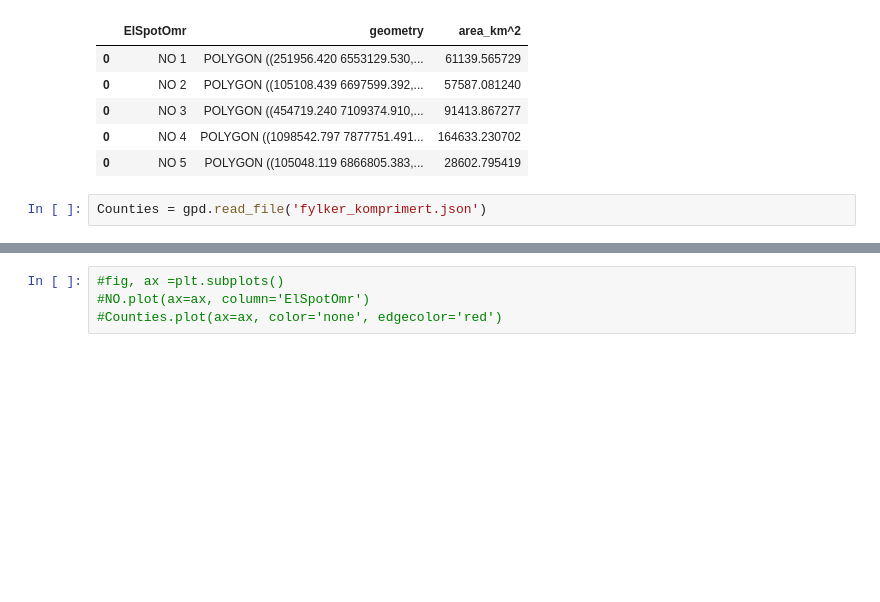
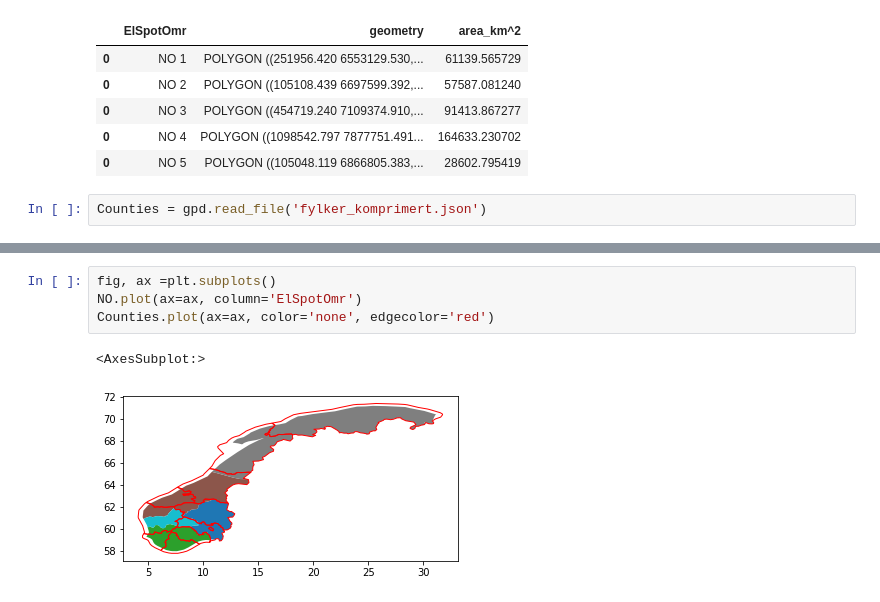
Before and after one commit to Norskeaksel/Code_for_master, a Jupyter notebook: geojsons/Norway_In_Geopandas.ipynb, the cells around one changed output, grey strips where cells are left out. Saved outputs shown, nothing was run; the diff lists cells and outputs as text; blank space fills up the shorter version.

```diff
--- a/geojsons/Norway_In_Geopandas.ipynb
+++ b/geojsons/Norway_In_Geopandas.ipynb
@@ -49,5 +52,8 @@ Counties = gpd.read_file('fylker_komprimert.json')
 # %%
-#fig, ax =plt.subplots()
-#NO.plot(ax=ax, column='ElSpotOmr')
-#Counties.plot(ax=ax, color='none', edgecolor='red')
+fig, ax =plt.subplots()
+NO.plot(ax=ax, column='ElSpotOmr')
+Counties.plot(ax=ax, color='none', edgecolor='red')
+# %% [output]
+<AxesSubplot:>
+[figure, added]
 # %%
```
Also changed, not shown: parts of 2 cells of this notebook, 14 other files.
